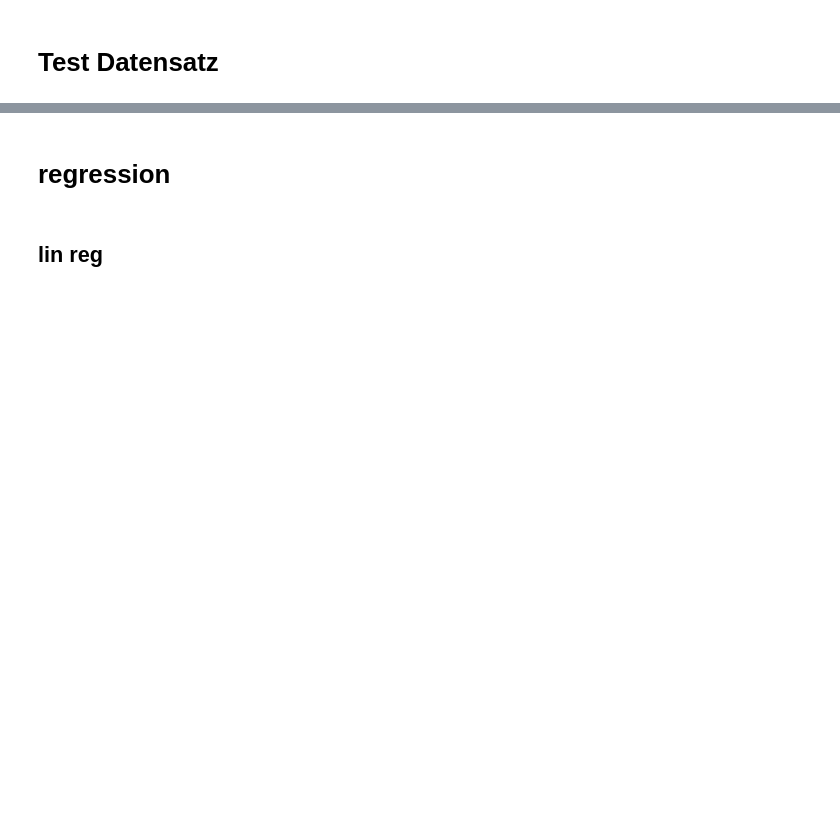
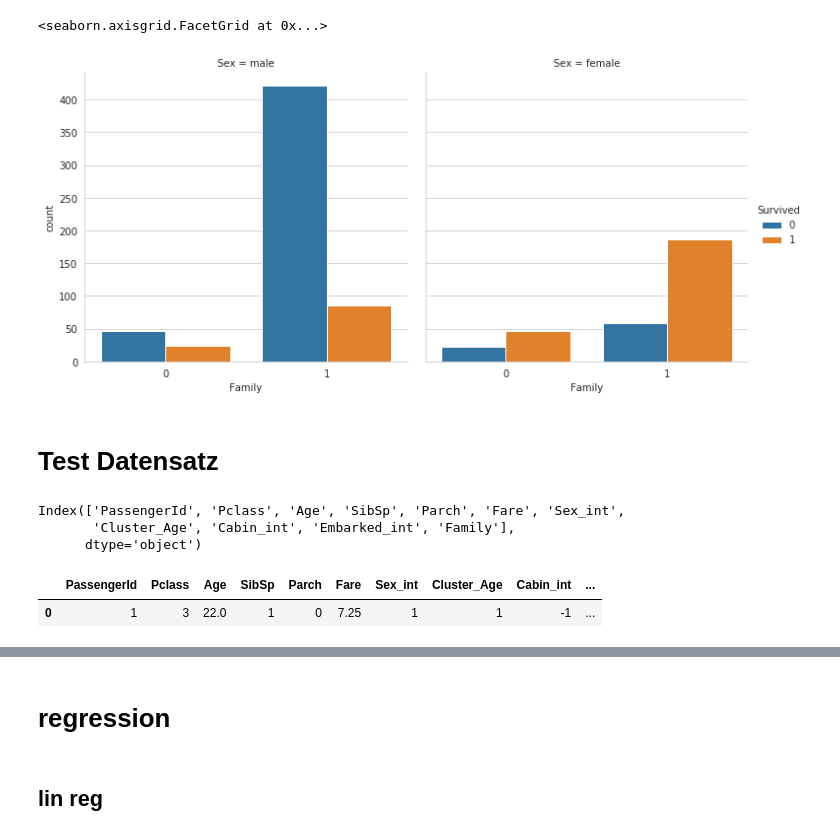
Before and after one commit to maltequast/titanic, a Jupyter notebook: titanic dataset.ipynb, the cells around one changed output, grey strips where cells are left out. Saved outputs shown, nothing was run; the diff lists cells and outputs as text; code cells hidden in the pictures; blank space fills up the shorter version.

```diff
--- a/titanic dataset.ipynb
+++ b/titanic dataset.ipynb
@@ -22,3 +98,5 @@ df_train['Sex_int']=pd.Categorical(df_train['Sex']).codes
 df_train['Cabin_int']=pd.Categorical(df_train['Cabin']).codes
 # %%
 df_train['Embarked_int']=pd.Categorical(df_train['Embarked']).codes
+# %%
+x_train = df_train
@@ -25,3 +120,8 @@ df_train['Embarked_int']=pd.Categorical(df_train['Embarked']).codes
+# %%
+sns.catplot('Family', kind = 'count', data = df_train, hue = 'Survived', col = 'Sex')
+# %% [output]
+<seaborn.axisgrid.FacetGrid at 0x...>
+[figure, added]
 # %%
 x_train = df_train.drop(columns = ['Survived','Name','Sex','Ticket','Cabin', 'Embarked'], axis = 1)
 # %%
@@ -39,3 +137,14 @@ df_test['Embarked_int']=pd.Categorical(df_test['Embarked']).codes
 x_test = df_test.drop(columns = ['Name','Sex','Ticket','Cabin', 'Embarked'], axis = 1)
 y_test = []
 x_test['Age'] = x_test['Age'].fillna(np.mean(x_test['Age']))
+# %%
+x_train.columns
+# %% [output]
+Index(['PassengerId', 'Pclass', 'Age', 'SibSp', 'Parch', 'Fare', 'Sex_int',
+       'Cluster_Age', 'Cabin_int', 'Embarked_int', 'Family'],
+      dtype='object')
+# %%
+x_train.head(1)
+# %% [output]
+|  | PassengerId | Pclass | Age | SibSp | Parch | Fare | Sex_int | Cluster_Age | Cabin_int | ... |
+| 0 | 1 | 3 | 22.0 | 1 | 0 | 7.25 | 1 | 1 | -1 | ... |
```
Also changed, not shown: parts of 88 cells of this notebook.
